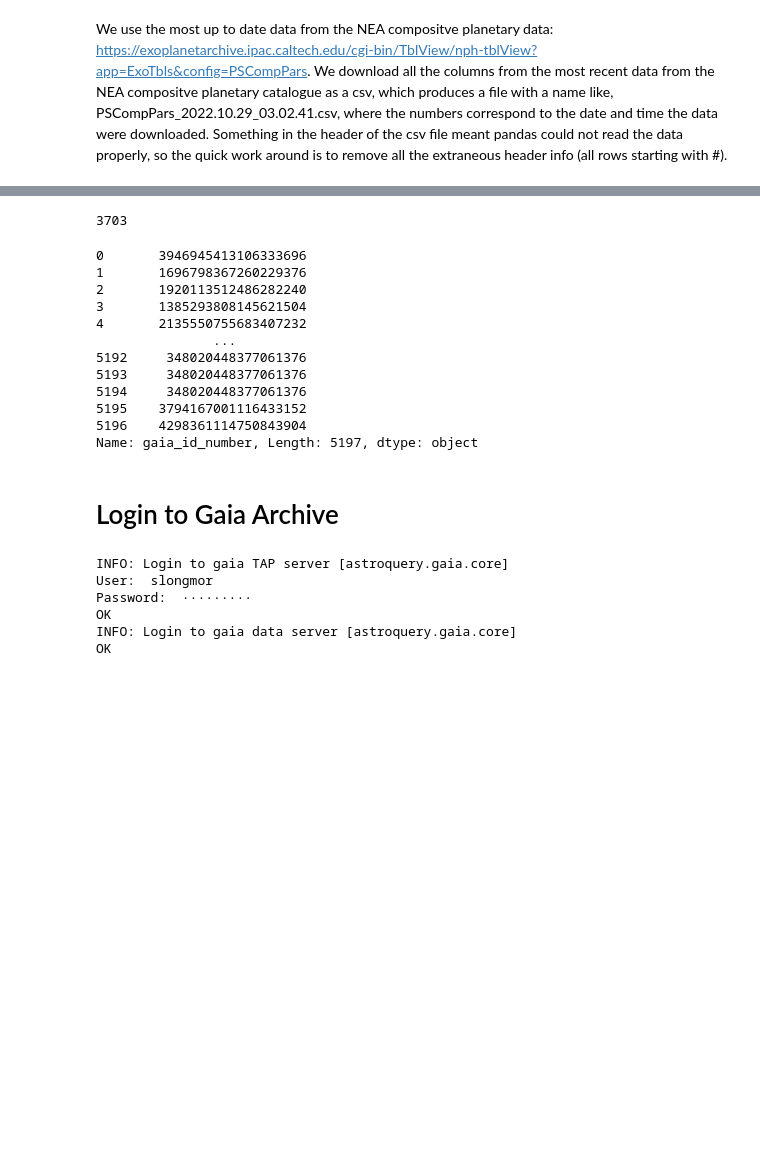
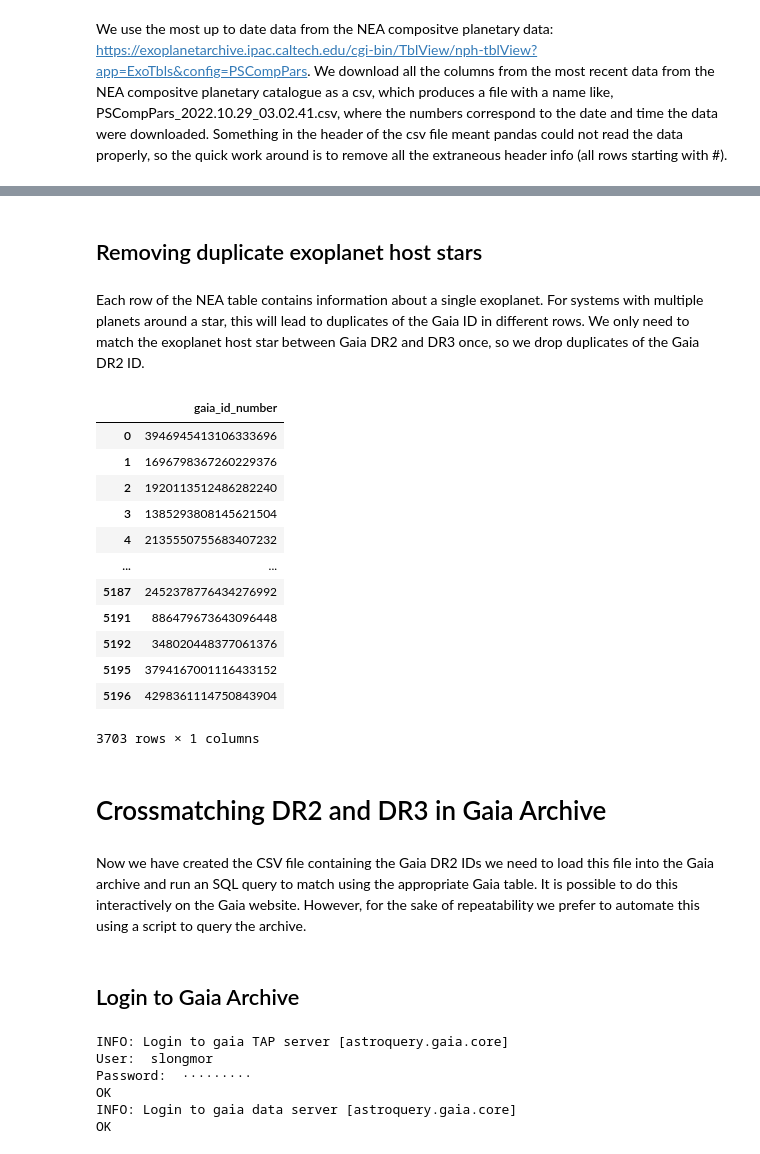
Before and after one commit to snlongmore/SEPHI-MM, a Jupyter notebook: dr2_dr3_match/gaia_dr2_dr3_crossmatch_snl.ipynb, the cells around one changed output, grey strips where cells are left out. Saved outputs shown, nothing was run; the diff lists cells and outputs as text; code cells hidden in the pictures; blank space fills up the shorter version.

```diff
--- a/dr2_dr3_match/gaia_dr2_dr3_crossmatch_snl.ipynb
+++ b/dr2_dr3_match/gaia_dr2_dr3_crossmatch_snl.ipynb
@@ -51,3 +57,5 @@ gaia_id_number
 # %%
-# Dropping rows with no Gaia ids as this will just complicate the analysis.
-gaia_id_number.dropna().to_csv("PSCompPars_2022.11.04_06.46.09_gaia_id_number.csv", index=False)
+# Dropping rows with no Gaia DR2 IDs and outputting as a new CSV file
+# gaia_id_number.dropna().to_csv("PSCompPars_2022.11.04_06.46.09_gaia_id_number.csv", index=False)
+gaia_id_number_dropna = gaia_id_number.dropna()
+gaia_id_number_dropna
@@ -56,19 +76,22 @@ gaia_id_number.dropna().to_csv("PSCompPars_2022.11.04_06.46.09_gaia_id_number.cs
-# %%
-gaia_id_number['gaia_id_number'].nunique()
-# %% [output]
-3703
+# %% [markdown]
+## Removing duplicate exoplanet host stars
+# %% [markdown]
+Each row of the NEA table contains information about a single exoplanet. For systems with multiple planets around a star, this will lead to duplicates of the Gaia ID in different rows. We only need to match the exoplanet host star between Gaia DR2 and DR3 once, so we drop duplicates of the Gaia DR2 ID.
+# %%
+gaia_id_number_dropna_unique = gaia_id_number_dropna.drop_duplicates()
 # %%
-gaia_id_number['gaia_id_number']
+gaia_id_number_dropna_unique
 # %% [output]
+|  | gaia_id_number |
+| 0 | 3946945413106333696 |
+| 1 | 1696798367260229376 |
+| 2 | 1920113512486282240 |
+| 3 | 1385293808145621504 |
+| 4 | 2135550755683407232 |
+| ... | ... |
+| 5187 | 2452378776434276992 |
+| 5191 | 886479673643096448 |
+| 5192 | 348020448377061376 |
+| 5195 | 3794167001116433152 |
+| 5196 | 4298361114750843904 |
-0       3946945413106333696
-1       1696798367260229376
-2       1920113512486282240
-3       1385293808145621504
-4       2135550755683407232
-               ...
-5192     348020448377061376
-5193     348020448377061376
-5194     348020448377061376
-5195    3794167001116433152
-5196    4298361114750843904
-Name: gaia_id_number, Length: 5197, dtype: object
+3703 rows × 1 columns
@@ -75,5 +101,9 @@ Name: gaia_id_number, Length: 5197, dtype: object
+# %% [markdown]
+# Crossmatching DR2 and DR3 in Gaia Archive
+# %% [markdown]
+Now we have created the CSV file containing the Gaia DR2 IDs we need to load this file into the Gaia archive and run an SQL query to match using the appropriate Gaia table. It is possible to do this interactively on the Gaia website. However, for the sake of repeatability we prefer to automate this using a script to query the archive.
 # %% [markdown]
-# Login to Gaia Archive
+## Login to Gaia Archive
 # %%
 #### We can log onto the Gaia archive using the following formats:
 #### Gaia.login_gui() - will display window to provide a username and password
```
Also changed, not shown: parts of 38 cells of this notebook.
